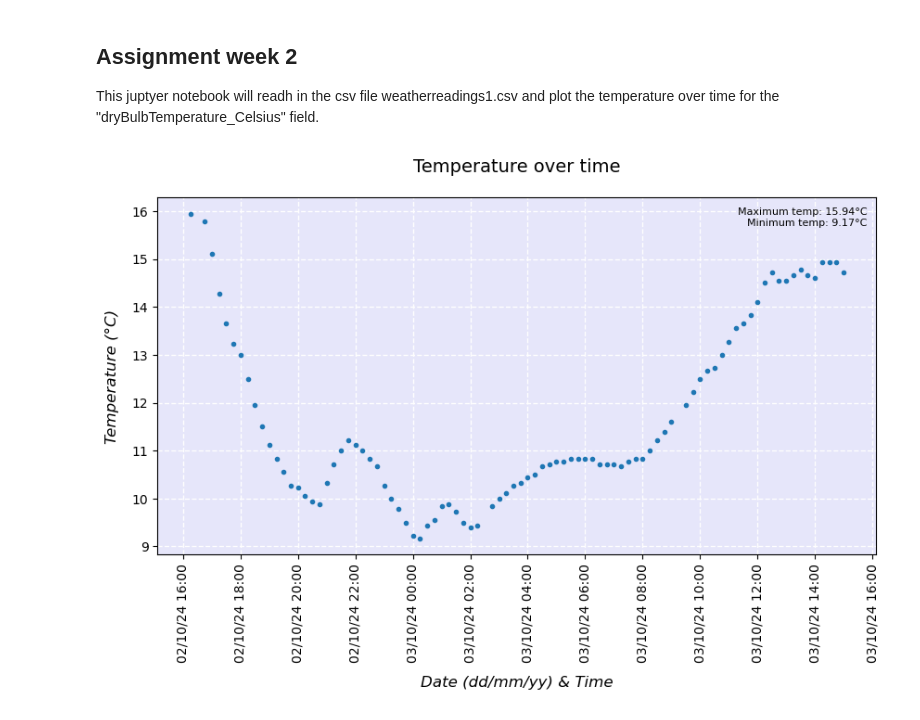
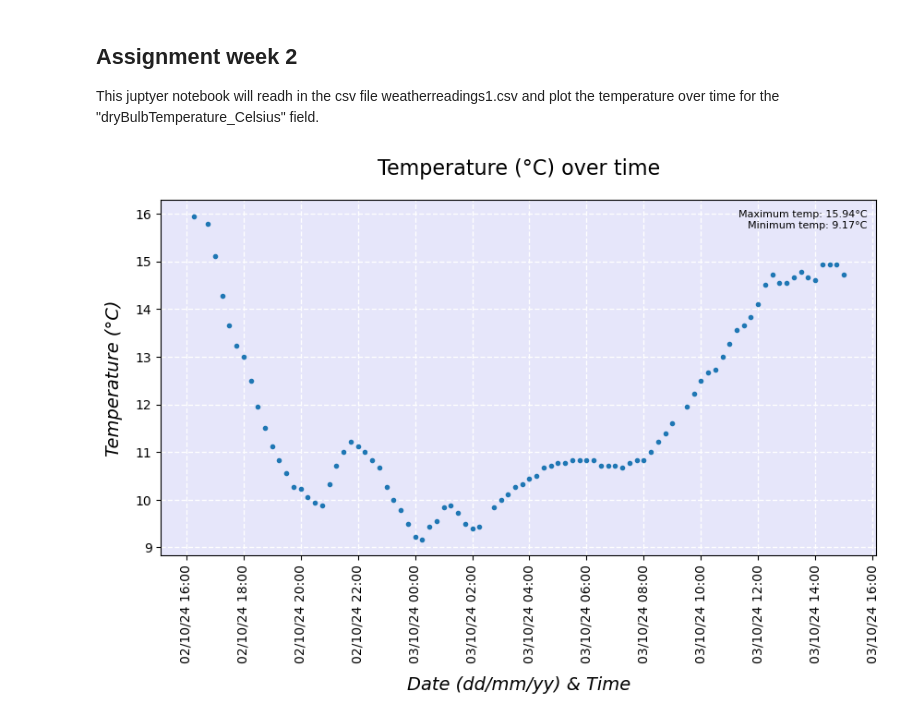
Before and after one commit to Ange-Dvs/PFDA-assignments, a Jupyter notebook: assignment2-weather.ipynb, the cells around one changed output. Saved outputs shown, nothing was run; the diff lists cells and outputs as text; code cells hidden in the pictures.

Commit message:
Removal of to-do list and small changes to font on the plot for the title and axis labels

```diff
--- a/assignment2-weather.ipynb
+++ b/assignment2-weather.ipynb
@@ -21,25 +21,25 @@ temp = df['dryBulbTemperature_Celsius']
 # %%
 fig, ax = plt.subplots() #creating a figure and set of axes for a plot
 
 fig.set_size_inches(10, 5) #setting the size of the figure to better show the data
 ax.plot(time, temp, ".") #plotting the time and temp data and seeting the marker type for the plot
 
-ax.set_title('Temperature over time', fontsize=14, y=1.05) #setting the title for the image
-ax.set_xlabel('Date (dd/mm/yy) & Time', fontsize=12, fontstyle='italic', labelpad=10) #setting label for the x-axis and adding some space and styling parameters
-ax.set_ylabel('Temperature (°C)', fontsize=12, fontstyle='italic', labelpad=10) #setting label for the y-axis and adding some space and styling parameters
+ax.set_title('Temperature (°C) over time', fontsize=16, y=1.05) #setting the title for the image
+ax.set_xlabel('Date (dd/mm/yy) & Time', fontsize=14, fontstyle='italic', labelpad=10) #setting label for the x-axis and adding some space and styling parameters
+ax.set_ylabel('Temperature (°C)', fontsize=14, fontstyle='italic', labelpad=10) #setting label for the y-axis and adding some space and styling parameters
 
 ax.xaxis.set_major_locator(mdates.HourLocator(interval=2))  #setting the ticks to be every 2 hours to avoid overcrowding of the figure
 ax.xaxis.set_major_formatter(mdates.DateFormatter('%d/%m/%y %H:%M')) #formatting the ticks to display in the format of a date on the x-axis and setting the order of the information so it should appear dd/mm/yy hh:mm
 
 min_temp = temp.min() #getting the min value for temp and assigning it to variable min_temp
 max_temp = temp.max() #getting the max value for temp and assigning it to variable max_temp
 
 plt.figtext(0.89, 0.82, f'Maximum temp: {max_temp:.2f}°C\nMinimum temp: {min_temp:.2f}°C', ha='right', fontsize=8) #adding text to the image which contains the information of the max and min temperature in the dataset
 
 plt.xticks(rotation=90) #rotating ticks labels to ensure they don't overlap and make them easier to read
 
 ax.set_facecolor('lavender')  #setting the background colour of the plot
 plt.grid(color='white', linestyle='--', linewidth=1)  #setting the grid lines to white, dotted lines for better contrast and visiblity
 plt.show() #displaying the plot
 # %% [output]
-[figure, old version]
+[figure, new version]
```
Also changed, not shown: parts of 1 cell of this notebook.
